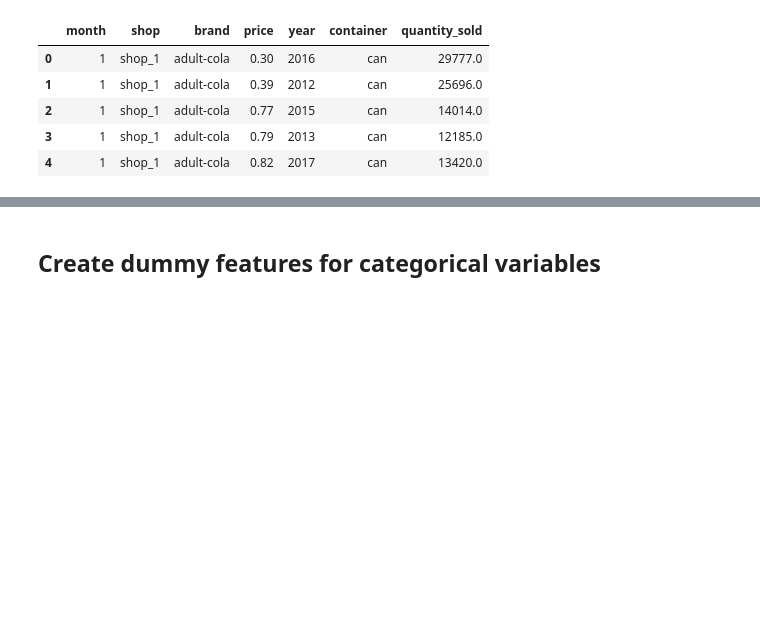
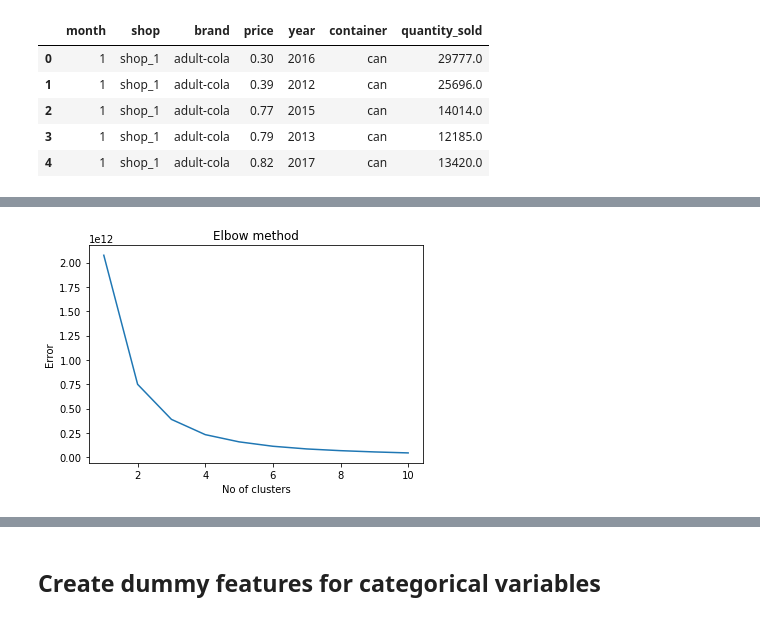
Before and after one commit to gaurang0705/Capstone-project---Demand-prediction, a Jupyter notebook: Capstone_pre-processing.ipynb, the cells around one changed output, grey strips where cells are left out. Saved outputs shown, nothing was run; the diff lists cells and outputs as text; code cells hidden in the pictures; blank space fills up the shorter version.

```diff
--- a/Capstone_pre-processing.ipynb
+++ b/Capstone_pre-processing.ipynb
@@ -51,3 +51,7 @@ df_model1.head(5)
 | 2 | 1 | shop_1 | adult-cola | 0.77 | 2015 | can | 14014.0 |
 | 3 | 1 | shop_1 | adult-cola | 0.79 | 2013 | can | 12185.0 |
 | 4 | 1 | shop_1 | adult-cola | 0.82 | 2017 | can | 13420.0 |
+# %%
+from sklearn.cluster import KMeans
+x = df_model1.drop(['brand','container','shop','year'], axis =1).values
+print(x)
@@ -53,0 +66,14 @@ df_model1.head(5)
+# %%
+Error =[]
+for i in range(1, 11):
+    kmeans = KMeans(n_clusters = i).fit(x)
+    kmeans.fit(x)
+    Error.append(kmeans.inertia_)
+import matplotlib.pyplot as plt
+plt.plot(range(1, 11), Error)
+plt.title('Elbow method')
+plt.xlabel('No of clusters')
+plt.ylabel('Error')
+plt.show()
+# %% [output]
+[figure, added]
```
Also changed, not shown: parts of 4 cells of this notebook.
